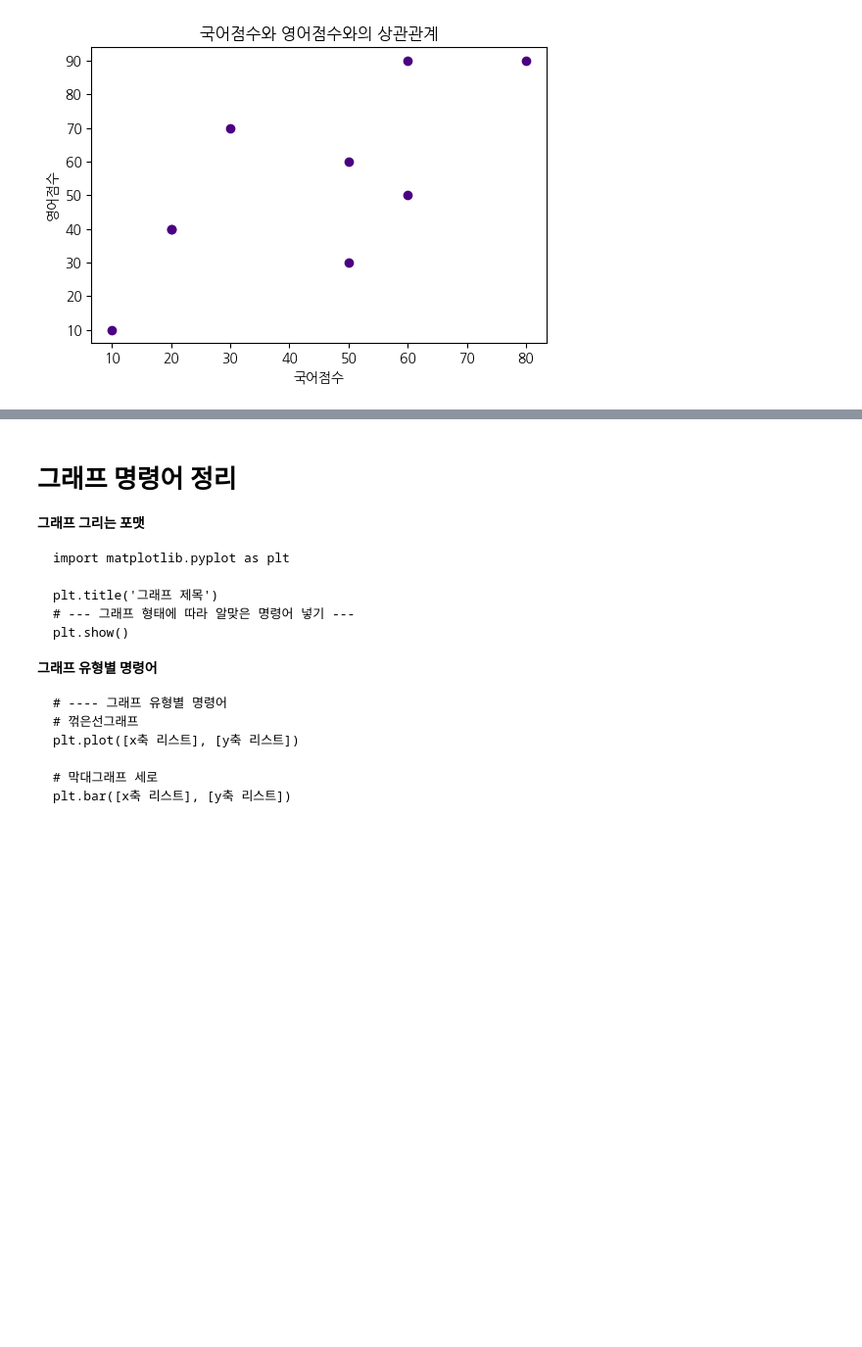
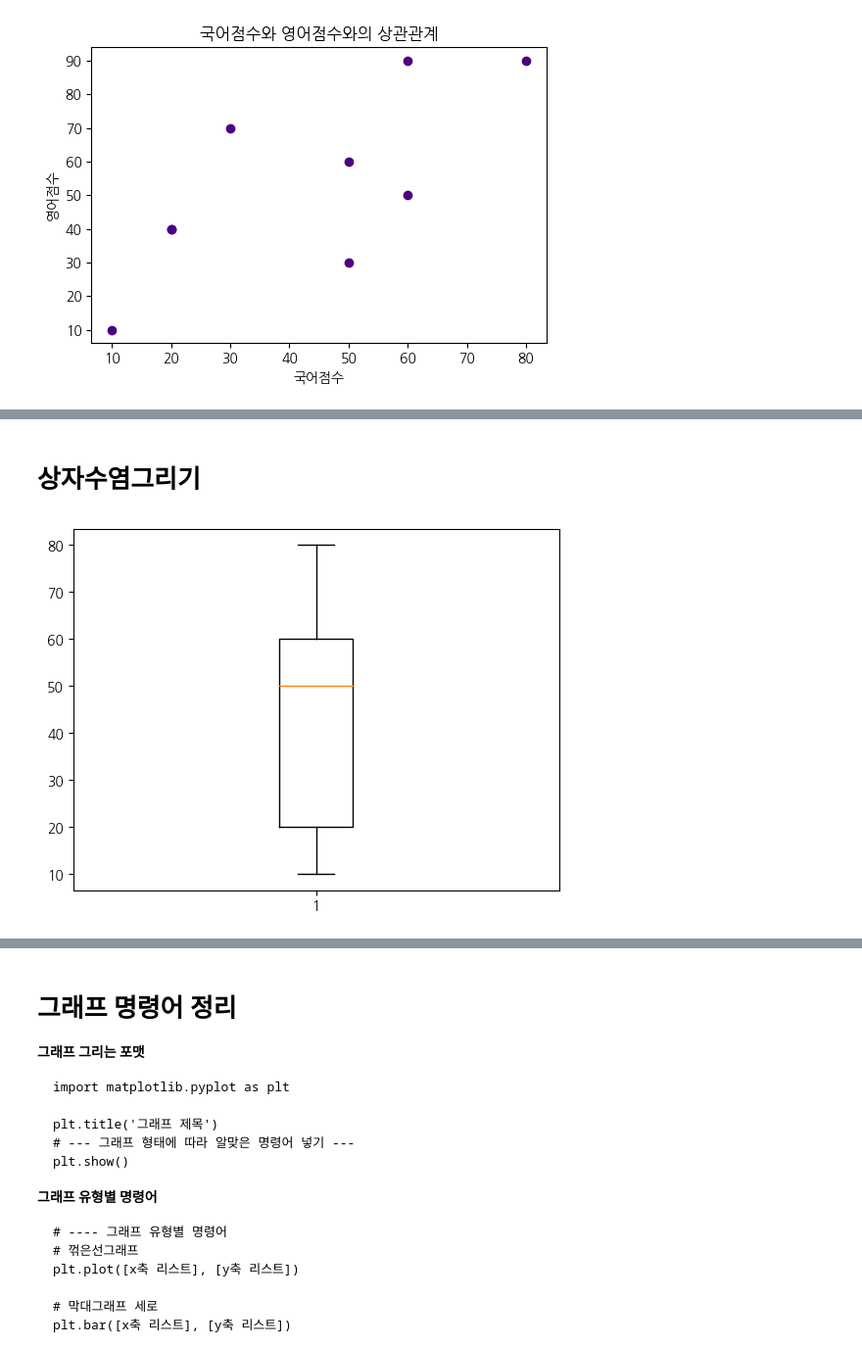
Before and after one commit to formula008/23_02_SW-AI-BigData_Mentoring, a Jupyter notebook: 03강_(완성본)_데이터시각화.ipynb, the cells around one changed output, grey strips where cells are left out. Shown: that part at 98% size. Cells and saved outputs as stored; diff of their text form; code cells hidden in the pictures; blank space fills up the shorter version.

```diff
--- a/03강_(완성본)_데이터시각화.ipynb
+++ b/03강_(완성본)_데이터시각화.ipynb
@@ -405,0 +460,8 @@ plt.show()
+# %% [markdown]
+# 상자수염그리기
+# %%
+kor = [80, 20, 50, 20, 10, 50, 60, 30, 60]
+plt.boxplot(kor)
+plt.show()
+# %% [output]
+[figure, added]
```
Also changed, not shown: parts of 20 cells of this notebook.
